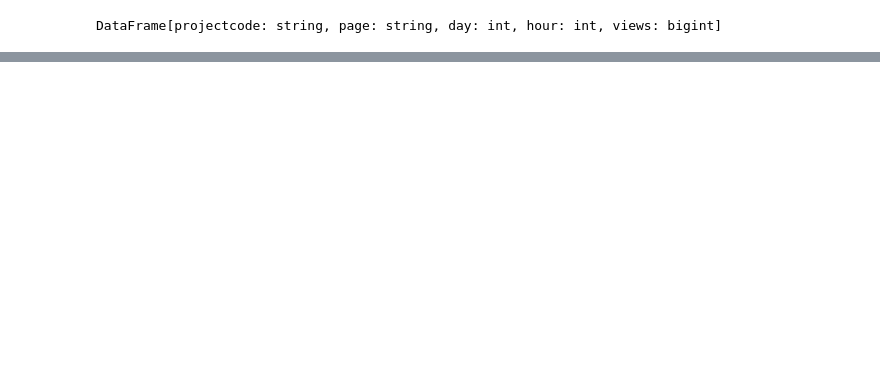
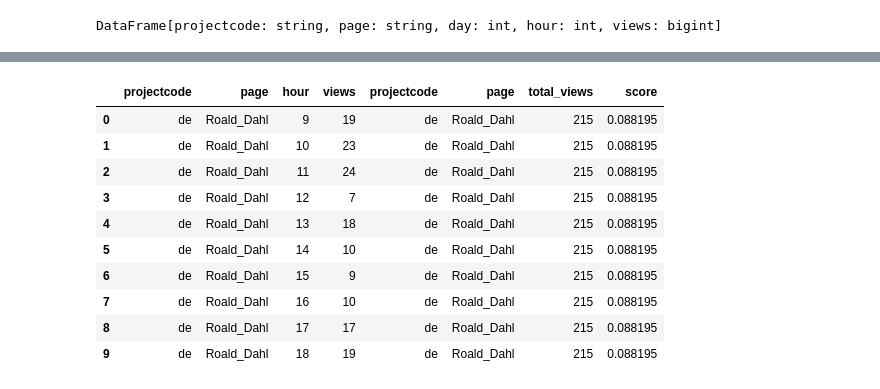
Before and after one commit to cygilbert/projetnosql, a Jupyter notebook: TestReq.ipynb, the cells around one changed output, grey strips where cells are left out. Saved outputs shown, nothing was run; the diff lists cells and outputs as text; code cells hidden in the pictures; blank space fills up the shorter version.

```diff
--- a/TestReq.ipynb
+++ b/TestReq.ipynb
@@ -66 +201,15 @@ df2 = df2.iloc[:, 2:]
+# %%
+df2.head(10)
+# %% [output]
+|  | projectcode | page | hour | views | projectcode | page | total_views | score |
+| 0 | de | Roald_Dahl | 9 | 19 | de | Roald_Dahl | 215 | 0.088195 |
+| 1 | de | Roald_Dahl | 10 | 23 | de | Roald_Dahl | 215 | 0.088195 |
+| 2 | de | Roald_Dahl | 11 | 24 | de | Roald_Dahl | 215 | 0.088195 |
+| 3 | de | Roald_Dahl | 12 | 7 | de | Roald_Dahl | 215 | 0.088195 |
+| 4 | de | Roald_Dahl | 13 | 18 | de | Roald_Dahl | 215 | 0.088195 |
+| 5 | de | Roald_Dahl | 14 | 10 | de | Roald_Dahl | 215 | 0.088195 |
+| 6 | de | Roald_Dahl | 15 | 9 | de | Roald_Dahl | 215 | 0.088195 |
+| 7 | de | Roald_Dahl | 16 | 10 | de | Roald_Dahl | 215 | 0.088195 |
+| 8 | de | Roald_Dahl | 17 | 17 | de | Roald_Dahl | 215 | 0.088195 |
+| 9 | de | Roald_Dahl | 18 | 19 | de | Roald_Dahl | 215 | 0.088195 |
 # %%
```
Also changed, not shown: parts of 28 cells of this notebook, 2 other files.
